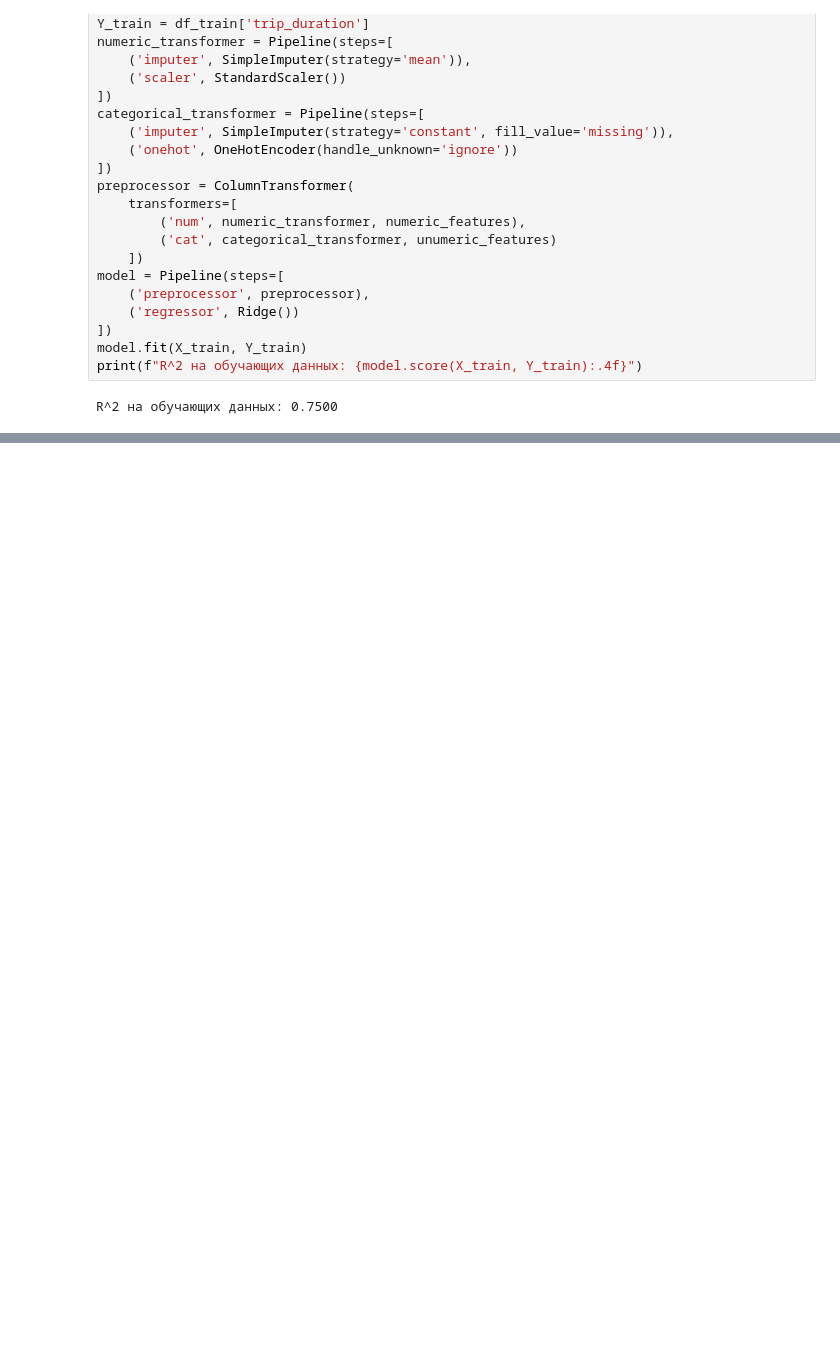
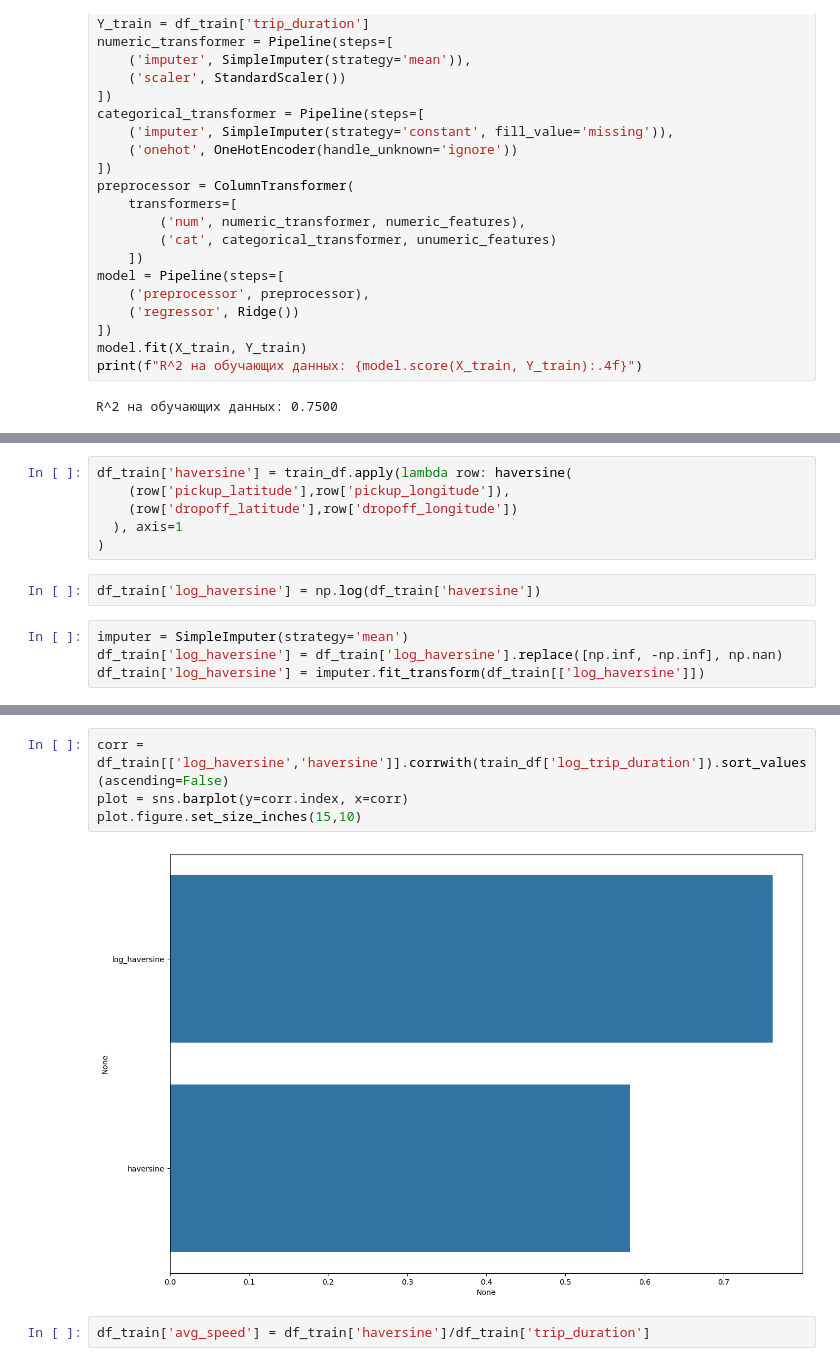
Before and after one commit to magomeda228/Colab_Google_ML_H-W, a Jupyter notebook: LinearRegression.ipynb, the cells around one changed output, grey strips where cells are left out. Drawn from its saved outputs; the diff is of its cells as text; blank space fills up the shorter version.

```diff
--- a/LinearRegression.ipynb
+++ b/LinearRegression.ipynb
@@ -412,0 +438,12 @@ R^2 на обучающих данных: 0.7500
+# %%
+df_train['haversine'] = train_df.apply(lambda row: haversine(
+    (row['pickup_latitude'],row['pickup_longitude']),
+    (row['dropoff_latitude'],row['dropoff_longitude'])
+  ), axis=1
+)
+# %%
+df_train['log_haversine'] = np.log(df_train['haversine'])
+# %%
+imputer = SimpleImputer(strategy='mean')
+df_train['log_haversine'] = df_train['log_haversine'].replace([np.inf, -np.inf], np.nan)
+df_train['log_haversine'] = imputer.fit_transform(df_train[['log_haversine']])
@@ -412,0 +458,8 @@ R^2 на обучающих данных: 0.7500
+# %%
+corr = df_train[['log_haversine','haversine']].corrwith(train_df['log_trip_duration']).sort_values(ascending=False)
+plot = sns.barplot(y=corr.index, x=corr)
+plot.figure.set_size_inches(15,10)
+# %% [output]
+[figure, added]
+# %%
+df_train['avg_speed'] = df_train['haversine']/df_train['trip_duration']
```
Also changed, not shown: parts of 66 cells of this notebook.
